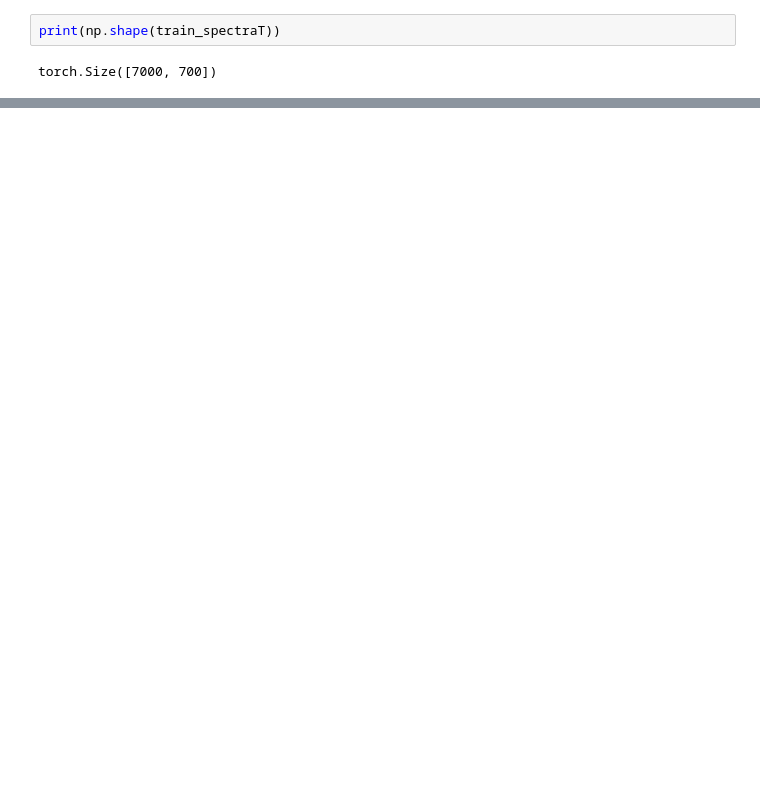
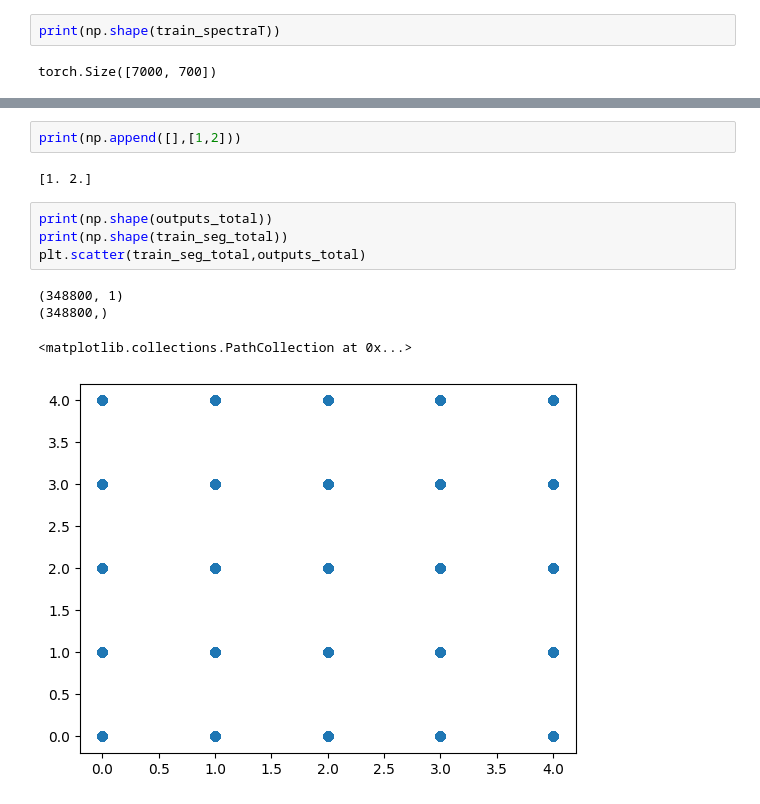
Before and after one commit to fg1g20/nnRamanTest, a Jupyter notebook: simMoS2.ipynb, the cells around one changed output, grey strips where cells are left out. Saved outputs shown, nothing was run; the diff lists cells and outputs as text; blank space fills up the shorter version.

```diff
--- a/simMoS2.ipynb
+++ b/simMoS2.ipynb
@@ -218,3 +234,16 @@ Accuracy:  0.6003440366972477
+# %%
+print(np.append([],[1,2]))
+# %% [output]
+[1. 2.]
+# %%
+print(np.shape(outputs_total))
+print(np.shape(train_seg_total))
+plt.scatter(train_seg_total,outputs_total)
+# %% [output]
+(348800, 1)
+(348800,)
+<matplotlib.collections.PathCollection at 0x...>
+[figure, added]
 # %%
 #   Plot the training accuracy
 plt.title('Training Accuracy')
```
Also changed, not shown: parts of 13 cells of this notebook.
